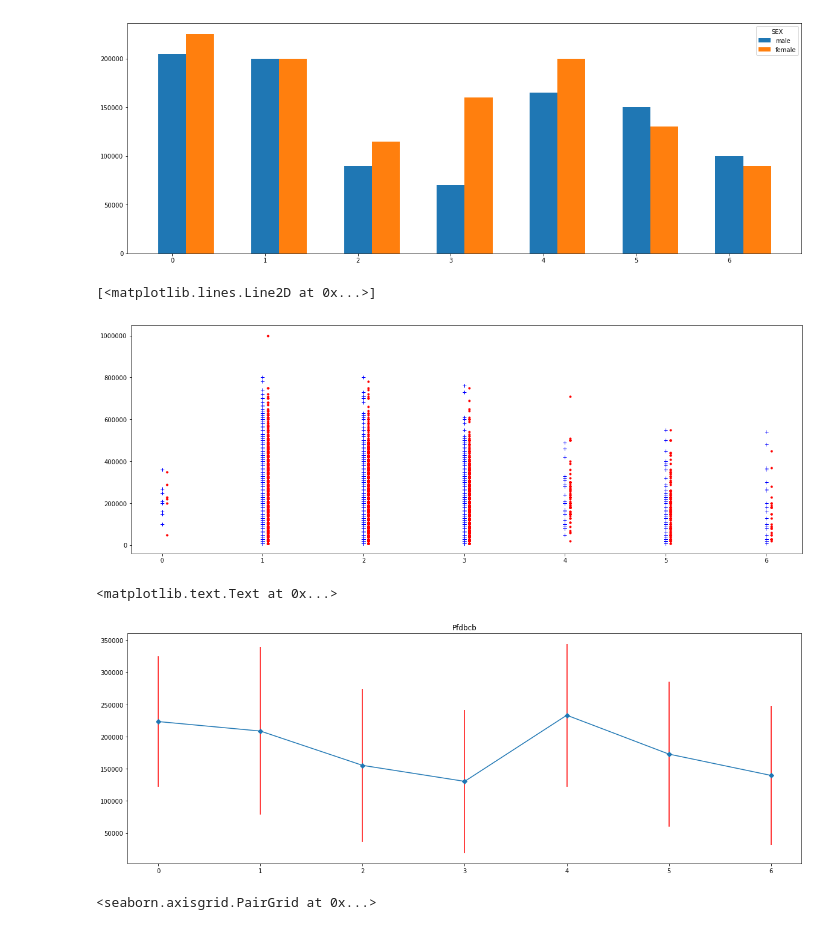
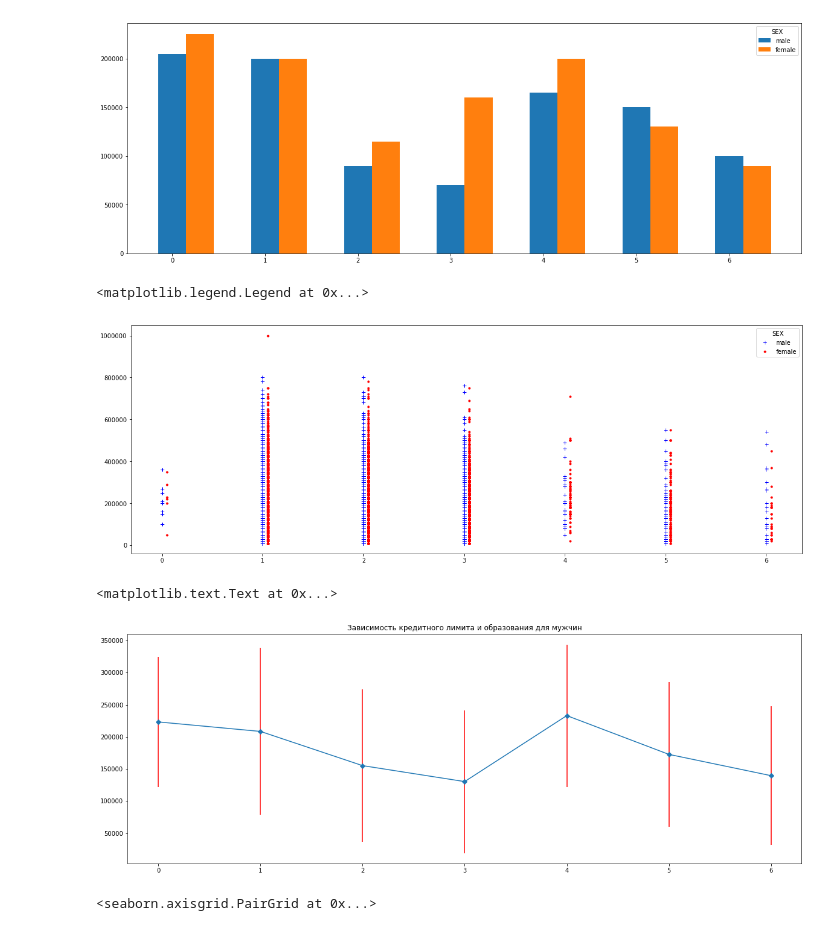
Before and after one commit to IvanovDmitryV/sfml, a Jupyter notebook: hw_01/hw1-task.ipynb, the cells around one changed output. Cells and saved outputs as stored; diff of their text form; code cells hidden in the pictures.

```diff
--- a/hw_01/hw1-task.ipynb
+++ b/hw_01/hw1-task.ipynb
@@ -247,22 +248,22 @@ plt.legend(['male', 'female'],title = 'SEX')
 fig,ax= plt.subplots(figsize=(20,7))
 plt.plot(df[df['SEX'].isin([1])]['EDUCATION'], df[df['SEX'].isin([1])]['LIMIT_BAL'],'b+')
 plt.plot(df[df['SEX'].isin([2])]['EDUCATION']+0.05, df[df['SEX'].isin([2])]['LIMIT_BAL'],'r.')
+plt.legend(['male', 'female'],title = 'SEX')
 # %% [output]
-[<matplotlib.lines.Line2D at 0x...>]
+<matplotlib.legend.Legend at 0x...>
-[figure, old version]
+[figure, new version]
 # %%
 # (9) построить зависимость кредитного лимита и образования только для одного из полов
 #TODO
 female_lmt = pd.pivot_table(df,['LIMIT_BAL'],index=['SEX','EDUCATION'],aggfunc='mean')['LIMIT_BAL'][2]
 female_lmt_err = pd.pivot_table(df,['LIMIT_BAL'],index=['SEX','EDUCATION'],aggfunc='std')['LIMIT_BAL'][2]
 
 fig,ax= plt.subplots(figsize=(20,7))
 plt.errorbar(list(set(df['EDUCATION'])),female_lmt,yerr=female_lmt_err,fmt='D-', ecolor='red')
-plt.title ('Pfdbcb')
-#plt.legend(['male', 'female'])
+plt.title (u'Зависимость кредитного лимита и образования для мужчин')
 # %% [output]
 <matplotlib.text.Text at 0x...>
-[figure, old version]
+[figure, new version]
 # %%
 # (10) построить большой график (подсказка - используя seaborn) для построения завимисости всех возможных пар параметров
 # разным цветом выделить разные значение "default payment next month"
```
Also changed, not shown: parts of 1 cell of this notebook.
